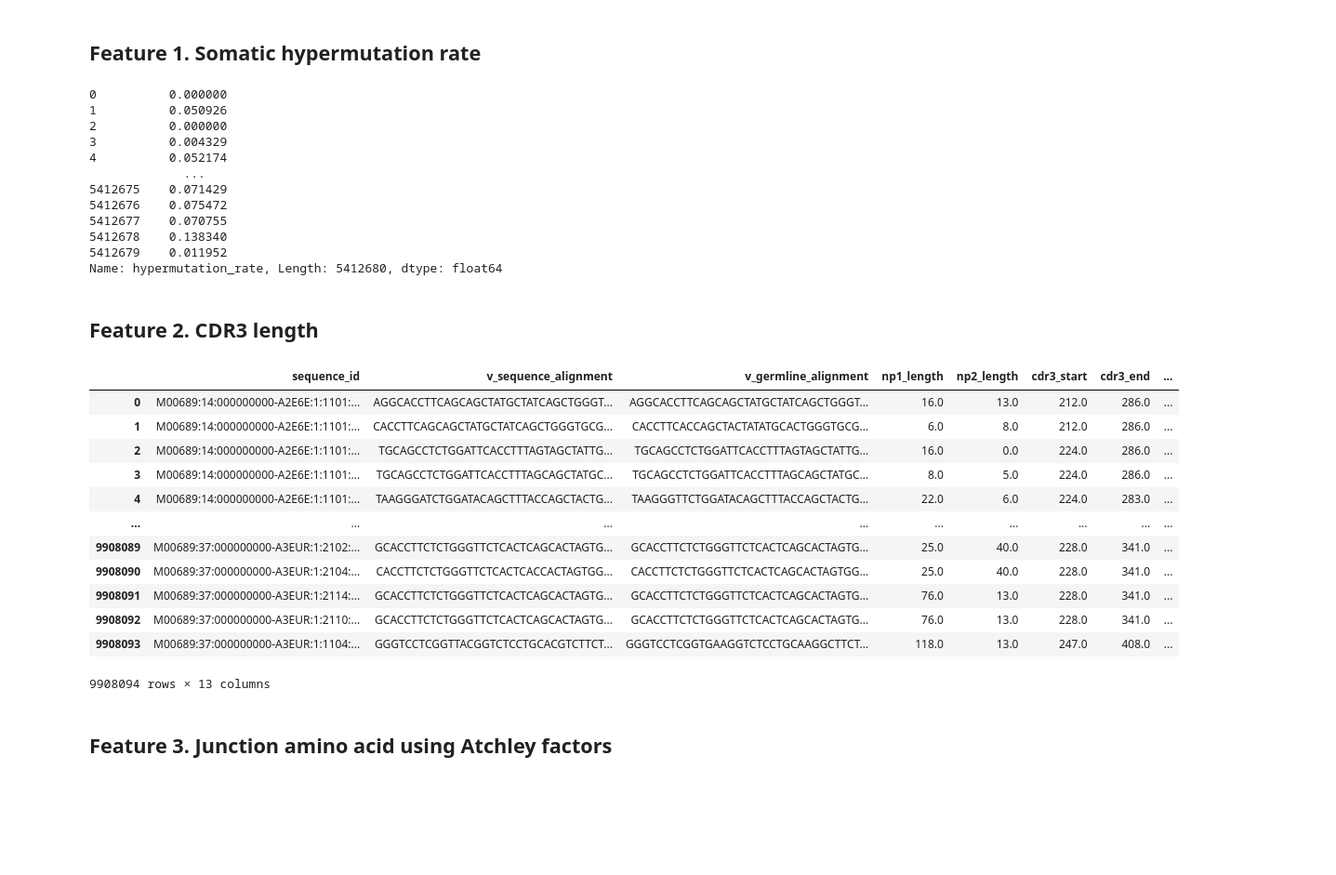
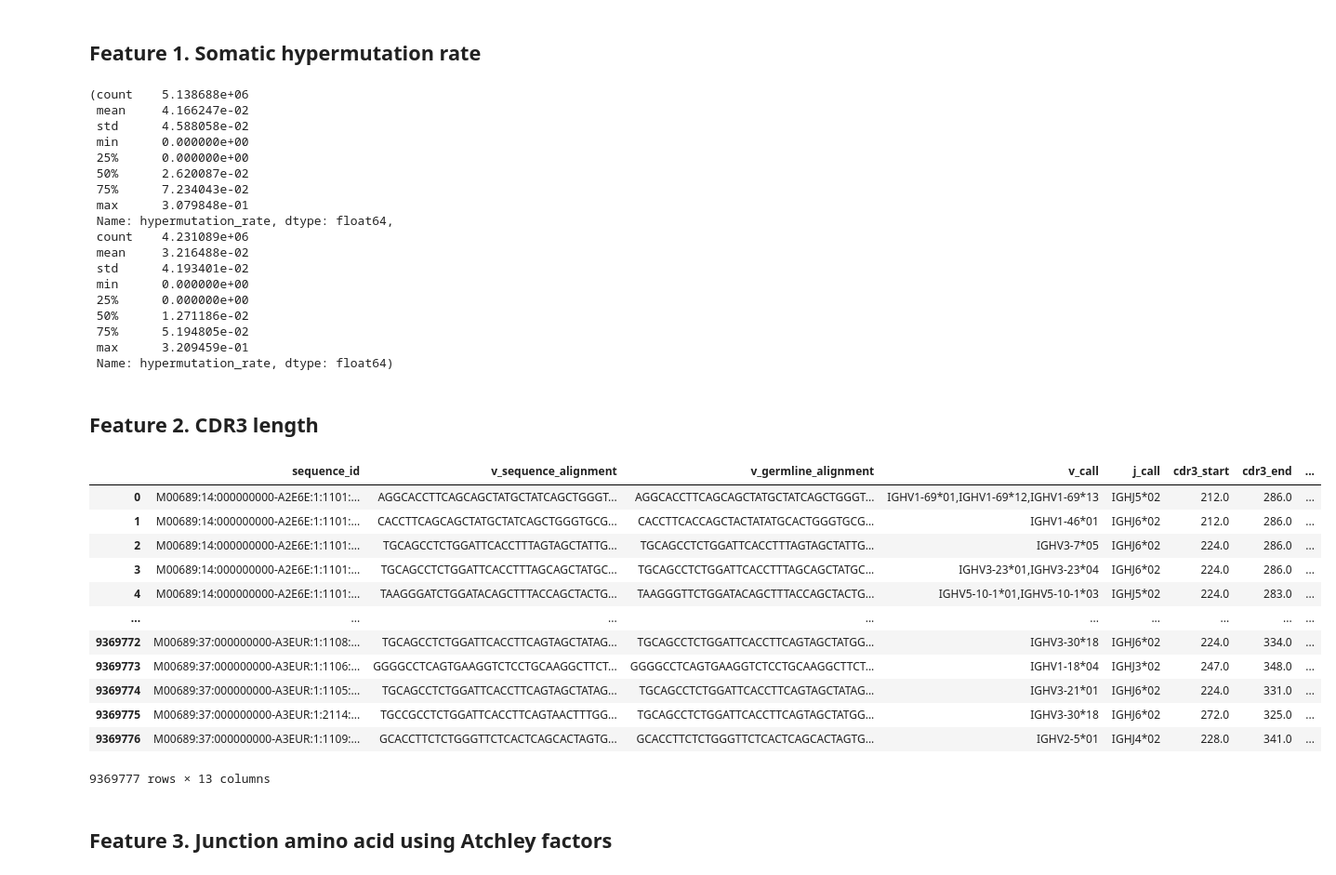
Before and after one commit to lewisl23/BCR-classification-model, a Jupyter notebook: airr_reads_analysis.ipynb, the cells around one changed output. Shown at 93% size. Saved outputs shown, nothing was run; the diff lists cells and outputs as text; code cells hidden in the pictures; blank space fills up the shorter version.

```diff
--- a/airr_reads_analysis.ipynb
+++ b/airr_reads_analysis.ipynb
@@ -193,7 +198,7 @@ filtered_data
 # %%
 hypermutation_rate = []
 
-for sequence, germline in zip(feature_data["v_sequence_alignment"], feature_data["v_germline_alignment"]):
+for sequence, germline in zip(filtered_data["v_sequence_alignment"], filtered_data["v_germline_alignment"]):
     match_counter = 0
     mismatch_counter = 0
     for num in range(len(sequence)):
@@ -204,5 +209,5 @@ for sequence, germline in zip(feature_data["v_sequence_alignment"], feature_data
     hypermutation = mismatch_counter / (mismatch_counter + match_counter)
     hypermutation_rate.append(hypermutation)
 
-feature_data["hypermutation_rate"] = hypermutation_rate
+filtered_data["hypermutation_rate"] = hypermutation_rate
 # %%
@@ -211,38 +216,44 @@ hyper_ra = feature_data[feature_data["disease_status"] == 1]["hypermutation_rate
 # %%
-hyper_c
+hyper_c.describe(), hyper_ra.describe()
 # %% [output]
-0          0.000000
-1          0.050926
-2          0.000000
-3          0.004329
-4          0.052174
-             ...
-5412675    0.071429
-5412676    0.075472
-5412677    0.070755
-5412678    0.138340
-5412679    0.011952
-Name: hypermutation_rate, Length: 5412680, dtype: float64
+(count    5.138688e+06
+ mean     4.166247e-02
+ std      4.588058e-02
+ min      0.000000e+00
+ 25%      0.000000e+00
+ 50%      2.620087e-02
+ 75%      7.234043e-02
+ max      3.079848e-01
+ Name: hypermutation_rate, dtype: float64,
+ count    4.231089e+06
+ mean     3.216488e-02
+ std      4.193401e-02
+ min      0.000000e+00
+ 25%      0.000000e+00
+ 50%      1.271186e-02
+ 75%      5.194805e-02
+ max      3.209459e-01
+ Name: hypermutation_rate, dtype: float64)
 # %% [markdown]
 ## Feature 2. CDR3 length
 # %%
-feature_data["cdr3_length"] = feature_data["cdr3_end"] - feature_data["cdr3_start"] + 1
+filtered_data["cdr3_length"] = filtered_data["cdr3_end"] - filtered_data["cdr3_start"] + 1
 
-feature_data
+filtered_data
 # %% [output]
-|  | sequence_id | v_sequence_alignment | v_germline_alignment | np1_length | np2_length | cdr3_start | cdr3_end | ... |
-| 0 | M00689:14:000000000-A2E6E:1:1101:... | AGGCACCTTCAGCAGCTATGCTATCAGCTGGGT... | AGGCACCTTCAGCAGCTATGCTATCAGCTGGGT... | 16.0 | 13.0 | 212.0 | 286.0 | ... |
-| 1 | M00689:14:000000000-A2E6E:1:1101:... | CACCTTCAGCAGCTATGCTATCAGCTGGGTGCG... | CACCTTCACCAGCTACTATATGCACTGGGTGCG... | 6.0 | 8.0 | 212.0 | 286.0 | ... |
-| 2 | M00689:14:000000000-A2E6E:1:1101:... | TGCAGCCTCTGGATTCACCTTTAGTAGCTATTG... | TGCAGCCTCTGGATTCACCTTTAGTAGCTATTG... | 16.0 | 0.0 | 224.0 | 286.0 | ... |
-| 3 | M00689:14:000000000-A2E6E:1:1101:... | TGCAGCCTCTGGATTCACCTTTAGCAGCTATGC... | TGCAGCCTCTGGATTCACCTTTAGCAGCTATGC... | 8.0 | 5.0 | 224.0 | 286.0 | ... |
-| 4 | M00689:14:000000000-A2E6E:1:1101:... | TAAGGGATCTGGATACAGCTTTACCAGCTACTG... | TAAGGGTTCTGGATACAGCTTTACCAGCTACTG... | 22.0 | 6.0 | 224.0 | 283.0 | ... |
+|  | sequence_id | v_sequence_alignment | v_germline_alignment | v_call | j_call | cdr3_start | cdr3_end | ... |
+| 0 | M00689:14:000000000-A2E6E:1:1101:... | AGGCACCTTCAGCAGCTATGCTATCAGCTGGGT... | AGGCACCTTCAGCAGCTATGCTATCAGCTGGGT... | IGHV1-69*01,IGHV1-69*12,IGHV1-69*13 | IGHJ5*02 | 212.0 | 286.0 | ... |
+| 1 | M00689:14:000000000-A2E6E:1:1101:... | CACCTTCAGCAGCTATGCTATCAGCTGGGTGCG... | CACCTTCACCAGCTACTATATGCACTGGGTGCG... | IGHV1-46*01 | IGHJ6*02 | 212.0 | 286.0 | ... |
+| 2 | M00689:14:000000000-A2E6E:1:1101:... | TGCAGCCTCTGGATTCACCTTTAGTAGCTATTG... | TGCAGCCTCTGGATTCACCTTTAGTAGCTATTG... | IGHV3-7*05 | IGHJ6*02 | 224.0 | 286.0 | ... |
+| 3 | M00689:14:000000000-A2E6E:1:1101:... | TGCAGCCTCTGGATTCACCTTTAGCAGCTATGC... | TGCAGCCTCTGGATTCACCTTTAGCAGCTATGC... | IGHV3-23*01,IGHV3-23*04 | IGHJ6*02 | 224.0 | 286.0 | ... |
+| 4 | M00689:14:000000000-A2E6E:1:1101:... | TAAGGGATCTGGATACAGCTTTACCAGCTACTG... | TAAGGGTTCTGGATACAGCTTTACCAGCTACTG... | IGHV5-10-1*01,IGHV5-10-1*03 | IGHJ5*02 | 224.0 | 283.0 | ... |
 | ... | ... | ... | ... | ... | ... | ... | ... | ... |
-| 9908089 | M00689:37:000000000-A3EUR:1:2102:... | GCACCTTCTCTGGGTTCTCACTCAGCACTAGTG... | GCACCTTCTCTGGGTTCTCACTCAGCACTAGTG... | 25.0 | 40.0 | 228.0 | 341.0 | ... |
-| 9908090 | M00689:37:000000000-A3EUR:1:2104:... | CACCTTCTCTGGGTTCTCACTCACCACTAGTGG... | CACCTTCTCTGGGTTCTCACTCAGCACTAGTGG... | 25.0 | 40.0 | 228.0 | 341.0 | ... |
-| 9908091 | M00689:37:000000000-A3EUR:1:2114:... | GCACCTTCTCTGGGTTCTCACTCAGCACTAGTG... | GCACCTTCTCTGGGTTCTCACTCAGCACTAGTG... | 76.0 | 13.0 | 228.0 | 341.0 | ... |
-| 9908092 | M00689:37:000000000-A3EUR:1:2110:... | GCACCTTCTCTGGGTTCTCACTCAGCACTAGTG... | GCACCTTCTCTGGGTTCTCACTCAGCACTAGTG... | 76.0 | 13.0 | 228.0 | 341.0 | ... |
-| 9908093 | M00689:37:000000000-A3EUR:1:1104:... | GGGTCCTCGGTTACGGTCTCCTGCACGTCTTCT... | GGGTCCTCGGTGAAGGTCTCCTGCAAGGCTTCT... | 118.0 | 13.0 | 247.0 | 408.0 | ... |
+| 9369772 | M00689:37:000000000-A3EUR:1:1108:... | TGCAGCCTCTGGATTCACCTTCAGTAGCTATAG... | TGCAGCCTCTGGATTCACCTTCAGTAGCTATGG... | IGHV3-30*18 | IGHJ6*02 | 224.0 | 334.0 | ... |
+| 9369773 | M00689:37:000000000-A3EUR:1:1106:... | GGGGCCTCAGTGAAGGTCTCCTGCAAGGCTTCT... | GGGGCCTCAGTGAAGGTCTCCTGCAAGGCTTCT... | IGHV1-18*04 | IGHJ3*02 | 247.0 | 348.0 | ... |
+| 9369774 | M00689:37:000000000-A3EUR:1:1105:... | TGCAGCCTCTGGATTCACCTTCAGTAGCTATAG... | TGCAGCCTCTGGATTCACCTTCAGTAGCTATAG... | IGHV3-21*01 | IGHJ6*02 | 224.0 | 331.0 | ... |
+| 9369775 | M00689:37:000000000-A3EUR:1:2114:... | TGCCGCCTCTGGATTCACCTTCAGTAACTTTGG... | TGCAGCCTCTGGATTCACCTTCAGTAGCTATGG... | IGHV3-30*18 | IGHJ6*02 | 272.0 | 325.0 | ... |
+| 9369776 | M00689:37:000000000-A3EUR:1:1109:... | GCACCTTCTCTGGGTTCTCACTCAGCACTAGTG... | GCACCTTCTCTGGGTTCTCACTCAGCACTAGTG... | IGHV2-5*01 | IGHJ4*02 | 228.0 | 341.0 | ... |
-9908094 rows × 13 columns
+9369777 rows × 13 columns
 # %% [markdown]
 ## Feature 3. Junction amino acid using Atchley factors
 # %%
```
Also changed, not shown: parts of 12 cells of this notebook.
